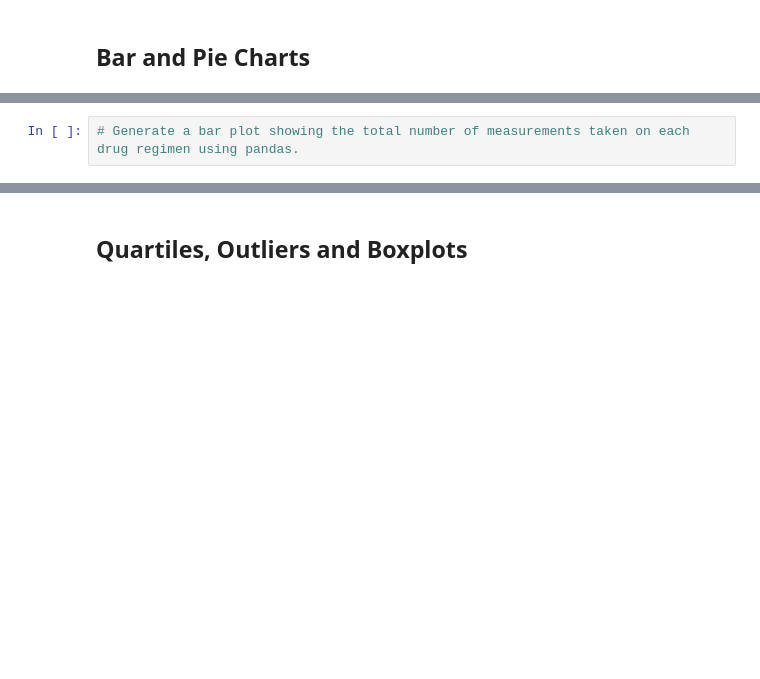
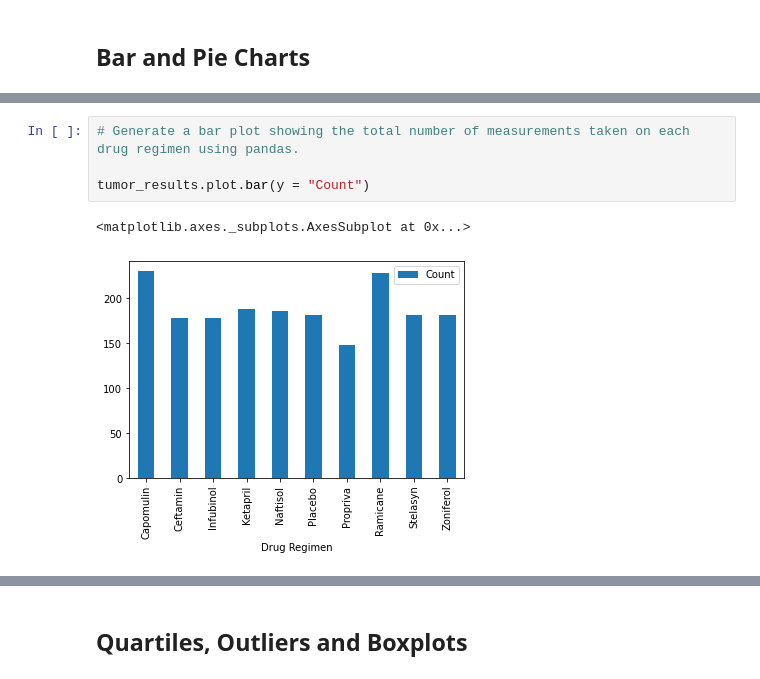
Before and after one commit to RachelFizel/Maqtplotlib, a Jupyter notebook: Pymaceuticals/pymaceuticals.ipynb, the cells around one changed output, grey strips where cells are left out. Cells and saved outputs as stored; diff of their text form; blank space fills up the shorter version.

Commit message:
added bar and pie plots

```diff
--- a/Pymaceuticals/pymaceuticals.ipynb
+++ b/Pymaceuticals/pymaceuticals.ipynb
@@ -95,2 +183,7 @@ results
 # %%
 # Generate a bar plot showing the total number of measurements taken on each drug regimen using pandas.
+
+tumor_results.plot.bar(y = "Count")
+# %% [output]
+<matplotlib.axes._subplots.AxesSubplot at 0x...>
+[figure, added]
```
Also changed, not shown: parts of 15 cells of this notebook, 1 other file.
